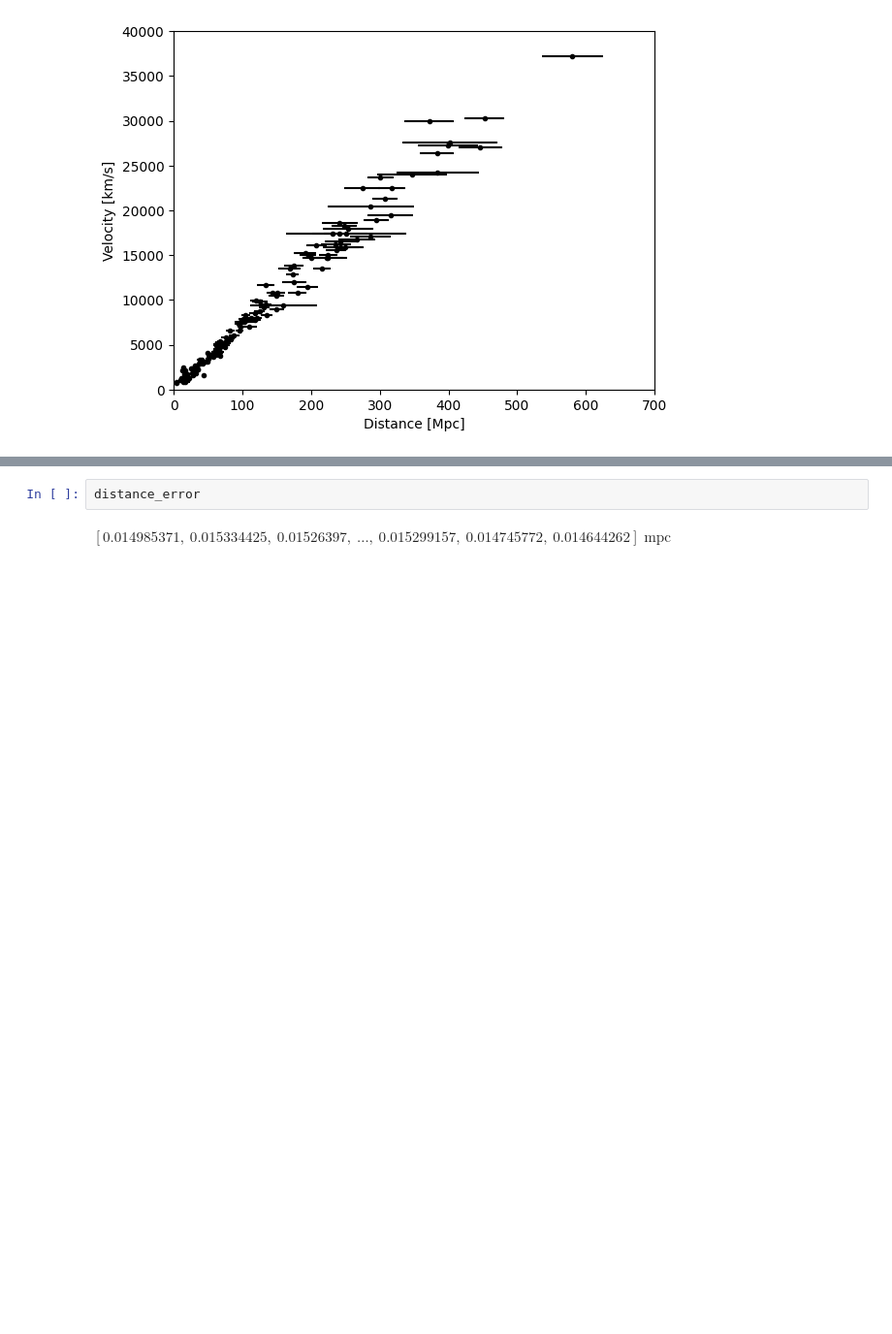
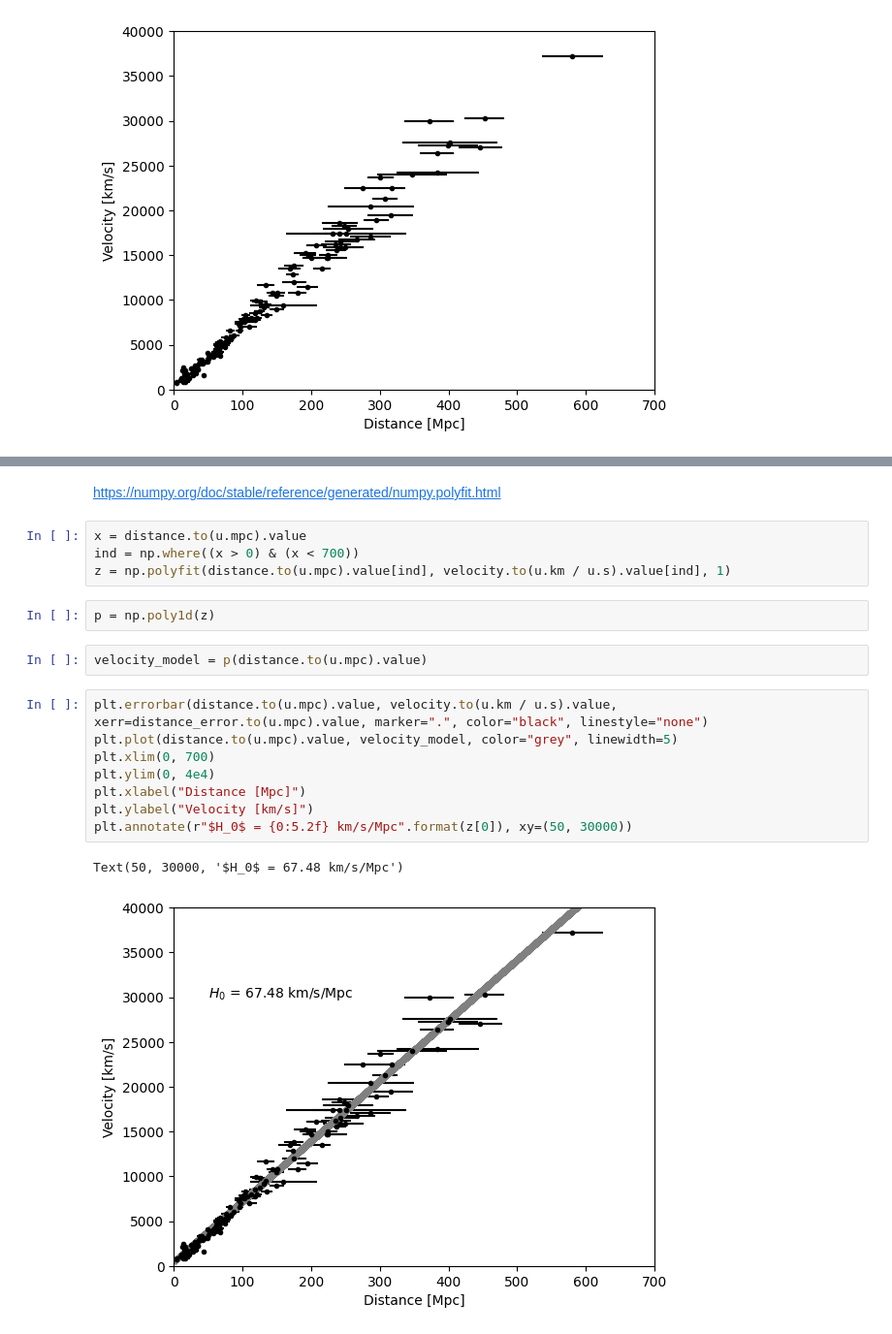
Before and after one commit to wj198414/ASTRON1221, a Jupyter notebook: DarkEnergy/Supernovae_cosmology.ipynb, the cells around one changed output, grey strips where cells are left out. Shown at 97% size. Saved outputs shown, nothing was run; the diff lists cells and outputs as text; blank space fills up the shorter version.

```diff
--- a/DarkEnergy/Supernovae_cosmology.ipynb
+++ b/DarkEnergy/Supernovae_cosmology.ipynb
@@ -63,4 +41,21 @@ Table length=230
-# %%
-distance_error
-# %% [output]
-$[0.014985371,~0.015334425,~0.01526397,~\dots,~0.015299157,~0.014745772,~0.014644262] \; \mathrm{mpc}$
+# %% [markdown]
+https://numpy.org/doc/stable/reference/generated/numpy.polyfit.html
+# %%
+x = distance.to(u.mpc).value
+ind = np.where((x > 0) & (x < 700))
+z = np.polyfit(distance.to(u.mpc).value[ind], velocity.to(u.km / u.s).value[ind], 1)
+# %%
+p = np.poly1d(z)
+# %%
+velocity_model = p(distance.to(u.mpc).value)
+# %%
+plt.errorbar(distance.to(u.mpc).value, velocity.to(u.km / u.s).value, xerr=distance_error.to(u.mpc).value, marker=".", color="black", linestyle="none")
+plt.plot(distance.to(u.mpc).value, velocity_model, color="grey", linewidth=5)
+plt.xlim(0, 700)
+plt.ylim(0, 4e4)
+plt.xlabel("Distance [Mpc]")
+plt.ylabel("Velocity [km/s]")
+plt.annotate(r"$H_0$ = {0:5.2f} km/s/Mpc".format(z[0]), xy=(50, 30000))
+# %% [output]
+Text(50, 30000, '$H_0$ = 67.48 km/s/Mpc')
+[figure, added]
```
Also changed, not shown: parts of 3 cells of this notebook.
